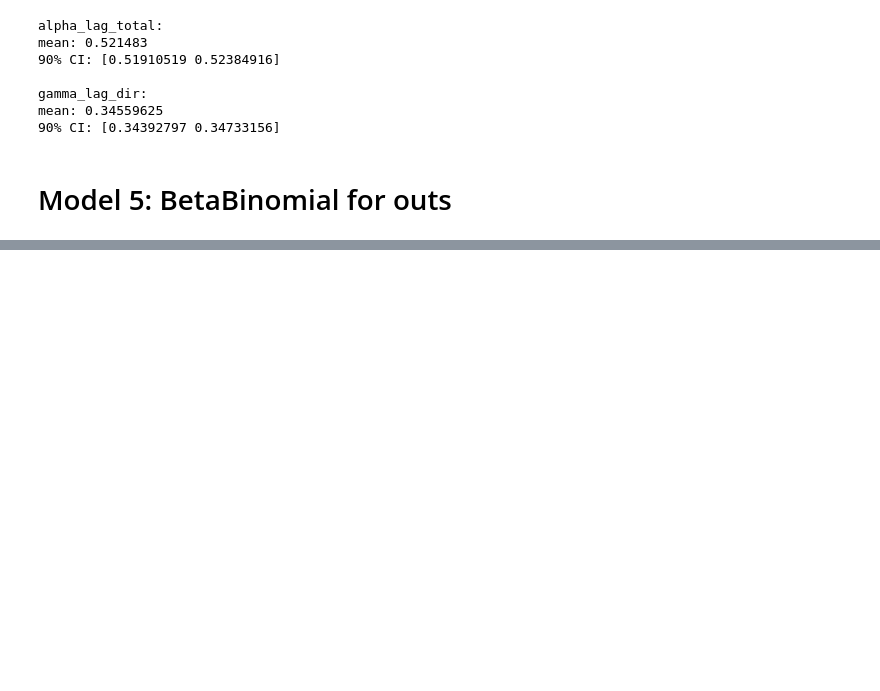
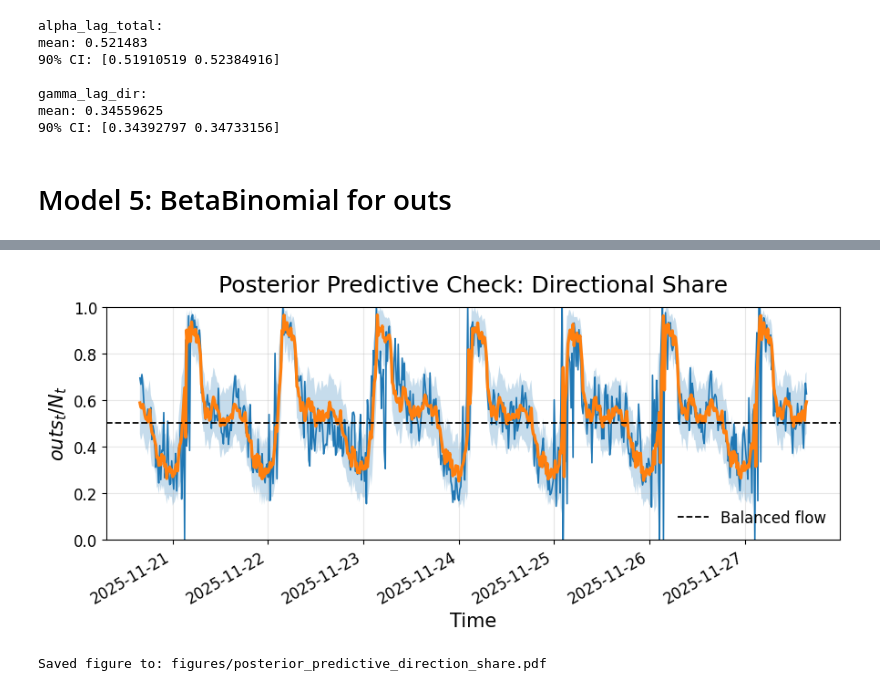
Before and after one commit to cri3t14n/CopenMetroAnalysis, a Jupyter notebook: IndividualWork/Cristian/pyro_model.ipynb, the cells around one changed output, grey strips where cells are left out. Drawn from its saved outputs; the diff is of its cells as text; code cells hidden in the pictures; blank space fills up the shorter version.

```diff
--- a/IndividualWork/Cristian/pyro_model.ipynb
+++ b/IndividualWork/Cristian/pyro_model.ipynb
@@ -1001,0 +1356,73 @@ mean: 0.34559625
+# %%
+from pathlib import Path
+
+FIG_DIR = Path("figures")
+FIG_PATH = FIG_DIR / "posterior_predictive_direction_share.pdf"
+
+plot_df = test_ar_df.iloc[14 * 96:21 * 96].copy()
+plot_df["timestamp"] = pd.to_datetime(plot_df["timestamp"], utc=True)
+
+
+fig, ax = plt.subplots(figsize=(9, 4.2))
+
+ax.plot(
+    plot_df["timestamp"],
+    plot_df["outs_share"],
+    # label="Observed out-share",
+    linewidth=1.2,
+    label="_nolegend_",
+)
+
+ax.plot(
+    plot_df["timestamp"],
+    plot_df["pyro_bb_outs_share_mean"],
+    # label="Posterior mean",
+    linewidth=2.4,
+    label="_nolegend_",
+)
+
+ax.fill_between(
+    plot_df["timestamp"],
+    plot_df["pyro_bb_outs_share_q05"],
+    plot_df["pyro_bb_outs_share_q95"],
+    alpha=0.25,
+    # label="90% predictive interval",
+    label="_nolegend_",
+)
+
+ax.axhline(
+    0.5,
+    linestyle="--",
+    linewidth=1.3,
+    color="black",
+    label="Balanced flow",
+)
+
+ax.set_title(
+    "Posterior Predictive Check: Directional Share",
+    fontsize=18,
+    pad=12,
+)
+
+ax.set_xlabel("Time", fontsize=15)
+ax.set_ylabel(r"$outs_t / N_t$", fontsize=15)
+
+ax.set_ylim(0, 1)
+ax.tick_params(axis="both", labelsize=12)
+ax.grid(alpha=0.3)
+
+ax.legend(
+    frameon=False,
+    fontsize=12,
+    loc="best",
+)
+
+fig.autofmt_xdate()
+fig.tight_layout()
+fig.savefig(FIG_PATH, bbox_inches="tight")
+plt.show()
+
+print(f"Saved figure to: {FIG_PATH}")
+# %% [output]
+[figure, added]
+Saved figure to: figures/posterior_predictive_direction_share.pdf
```
Also changed, not shown: parts of 11 cells of this notebook, 8 other files.
